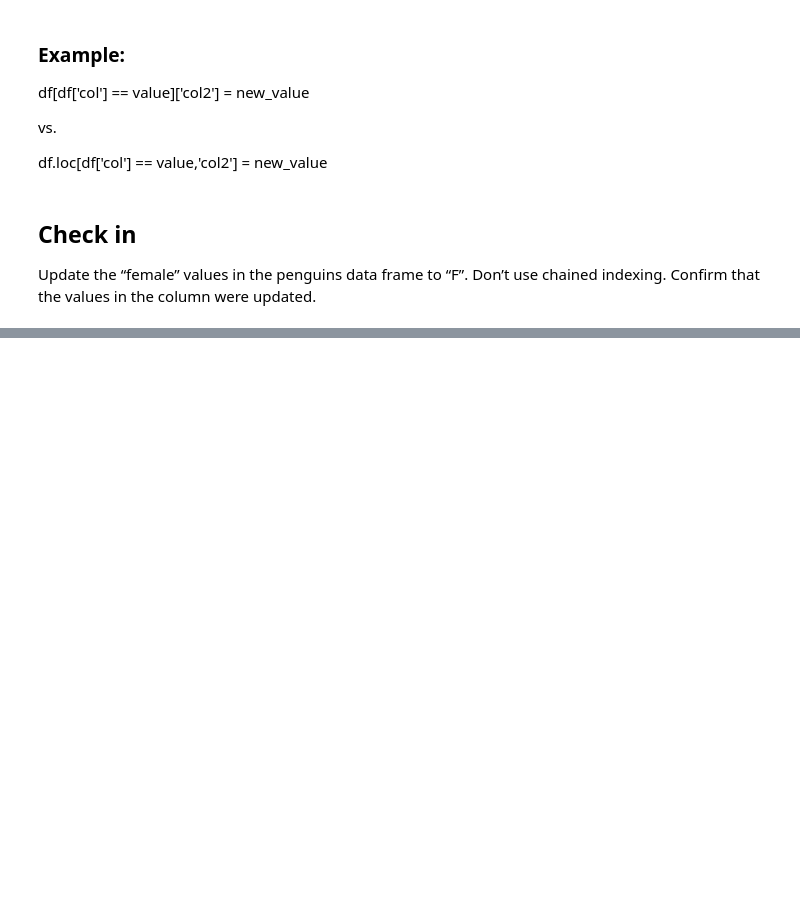
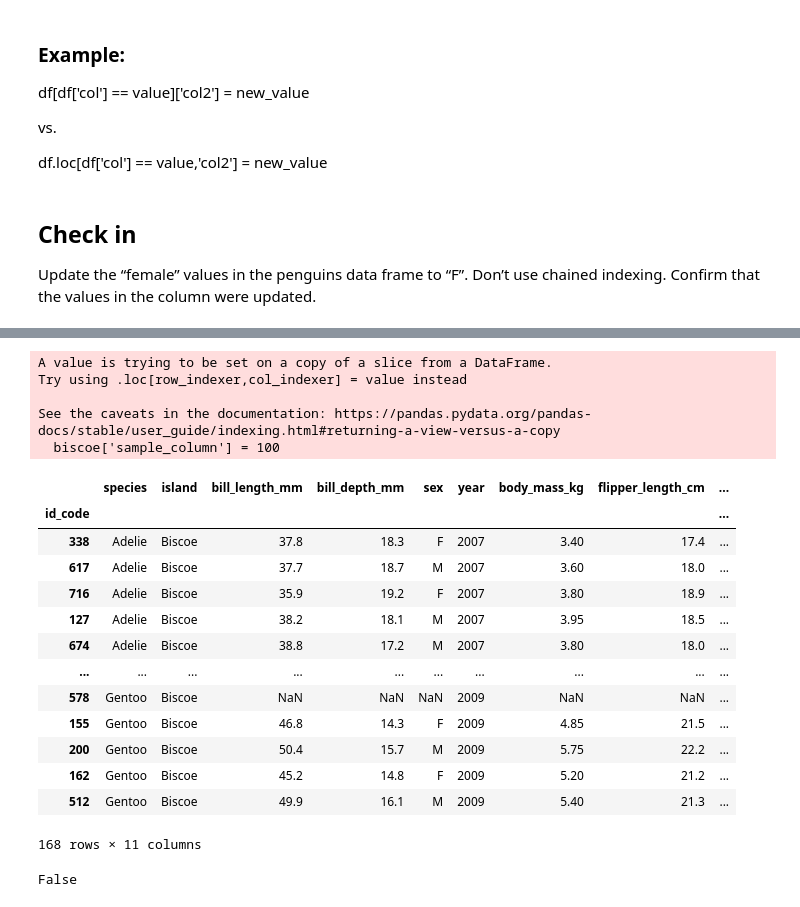
Before and after one commit to NatBonnet/eds220-2025-in-class, a Jupyter notebook: week2/week2-updating-dataframes.ipynb, the cells around one changed output, grey strips where cells are left out. Saved outputs shown, nothing was run; the diff lists cells and outputs as text; code cells hidden in the pictures; blank space fills up the shorter version.

```diff
--- a/week2/week2-updating-dataframes.ipynb
+++ b/week2/week2-updating-dataframes.ipynb
@@ -300,0 +309,37 @@ Name: sex, Length: 344, dtype: object
+# %%
+# Selecting penguins
+biscoe = penguins[penguins.island == 'Biscoe']
+
+# Other analysis
+
+# ass a column
+biscoe['sample_column'] = 100
+# %% [output]
+A value is trying to be set on a copy of a slice from a DataFrame.
+Try using .loc[row_indexer,col_indexer] = value instead
+
+See the caveats in the documentation: https://pandas.pydata.org/pandas-docs/stable/user_guide/indexing.html#returning-a-view-versus-a-copy
+  biscoe['sample_column'] = 100
+# %%
+biscoe = penguins[penguins.island == 'Biscoe'].copy()
+biscoe['sample_column'] = 100
+biscoe
+# %% [output]
+|  | species | island | bill_length_mm | bill_depth_mm | sex | year | body_mass_kg | flipper_length_cm | ... |
+| id_code |  |  |  |  |  |  |  |  | ... |
+| 338 | Adelie | Biscoe | 37.8 | 18.3 | F | 2007 | 3.40 | 17.4 | ... |
+| 617 | Adelie | Biscoe | 37.7 | 18.7 | M | 2007 | 3.60 | 18.0 | ... |
+| 716 | Adelie | Biscoe | 35.9 | 19.2 | F | 2007 | 3.80 | 18.9 | ... |
+| 127 | Adelie | Biscoe | 38.2 | 18.1 | M | 2007 | 3.95 | 18.5 | ... |
+| 674 | Adelie | Biscoe | 38.8 | 17.2 | M | 2007 | 3.80 | 18.0 | ... |
+| ... | ... | ... | ... | ... | ... | ... | ... | ... | ... |
+| 578 | Gentoo | Biscoe | NaN | NaN | NaN | 2009 | NaN | NaN | ... |
+| 155 | Gentoo | Biscoe | 46.8 | 14.3 | F | 2009 | 4.85 | 21.5 | ... |
+| 200 | Gentoo | Biscoe | 50.4 | 15.7 | M | 2009 | 5.75 | 22.2 | ... |
+| 162 | Gentoo | Biscoe | 45.2 | 14.8 | F | 2009 | 5.20 | 21.2 | ... |
+| 512 | Gentoo | Biscoe | 49.9 | 16.1 | M | 2009 | 5.40 | 21.3 | ... |
+168 rows × 11 columns
+# %%
+'sample_column' in penguins.columns #Updated a copy not the original df
+# %% [output]
+False
```
Also changed, not shown: parts of 10 cells of this notebook.
